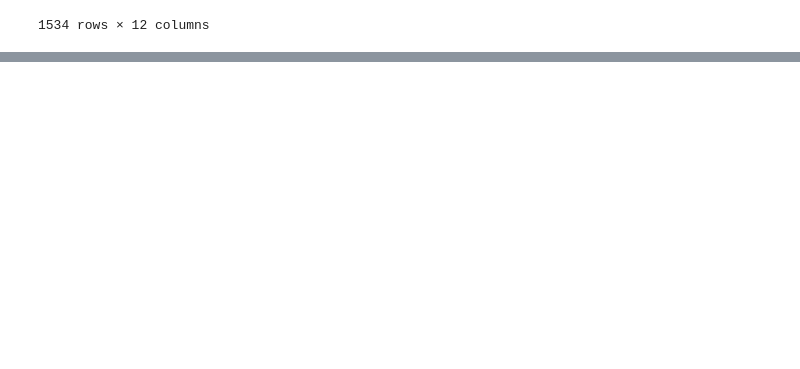
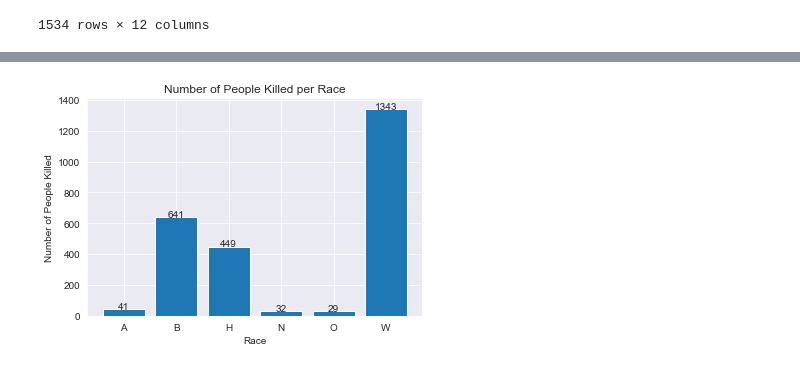
Before and after one commit to SaadSatter/Fatal_force_datascience, a Jupyter notebook: Saad_ver.ipynb, the cells around one changed output, grey strips where cells are left out. Saved outputs shown, nothing was run; the diff lists cells and outputs as text; code cells hidden in the pictures; blank space fills up the shorter version.

```diff
--- a/Saad_ver.ipynb
+++ b/Saad_ver.ipynb
@@ -740,0 +713,7 @@ Data Analysis
+# %%
+'''
+Let's get the total number of people killed per race.
+'''
+
+race_count = df_total.groupby('race')['race'].size()
+race_count
@@ -740,0 +729,12 @@ Data Analysis
+# %%
+x_list = race_count.index.tolist()
+y_list = race_count.tolist()
+plt.bar(x_list, y_list)
+plt.title("Number of People Killed per Race")
+plt.xlabel("Race")
+plt.ylabel("Number of People Killed")
+for i in range(len(x_list)):
+    plt.text(x_list[i], y_list[i], y_list[i], ha='center')
+plt.show()
+# %% [output]
+[figure, added]
```
Also changed, not shown: parts of 7 cells of this notebook, 1 other file.
